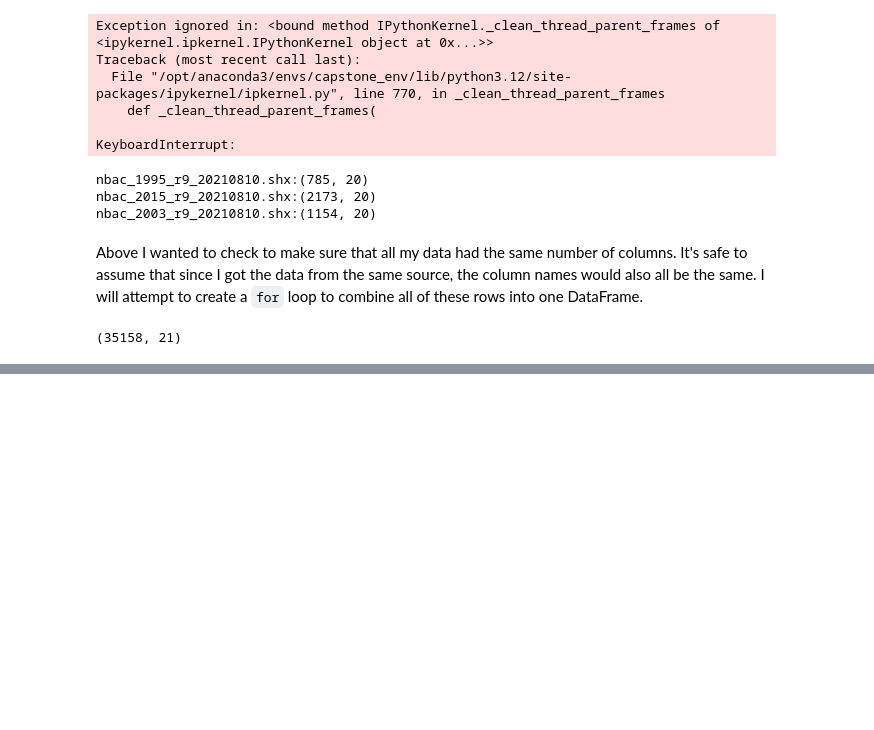
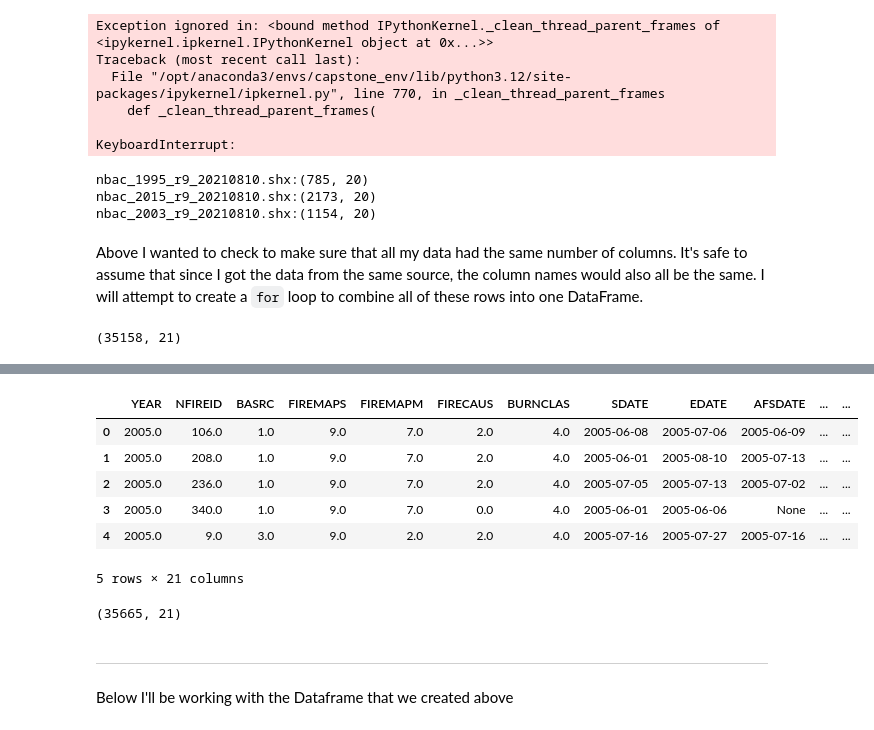
Before and after one commit to Triples92/Forest_fire_prediction_Model, a Jupyter notebook: converter.ipynb, the cells around one changed output, grey strips where cells are left out. Drawn from its saved outputs; the diff is of its cells as text; code cells hidden in the pictures; blank space fills up the shorter version.

```diff
--- a/converter.ipynb
+++ b/converter.ipynb
@@ -98,13 +97,12 @@ nbac_2003_r9_20210810.shx:(1154, 20)
 # %% [markdown]
 Above I wanted to check to make sure that all my data had the same number of columns. It's safe to assume that since I got the data from the same source, the column names would also all be the same. I will attempt to create a `for` loop to combine all of these rows into one DataFrame.
 # %%
-weather_list=[]
-weather_df=pd.DataFrame()
+fire_df=pd.DataFrame()
 # %%
 for files in os.listdir('Data'):
     if files.endswith(extn):
         table=gpd.read_file(f'Data/{files}').to_crs(epsg=3979)
-        weather_df=pd.concat([weather_df,table])
+        fire_df=pd.concat([fire_df,table])
     else:
         continue
 # %%
@@ -113,0 +132,10 @@ weather_df.shape
+# %%
+fire_df.head()
+# %% [output]
+|  | YEAR | NFIREID | BASRC | FIREMAPS | FIREMAPM | FIRECAUS | BURNCLAS | SDATE | EDATE | AFSDATE | ... | ... |
+| 0 | 2005.0 | 106.0 | 1.0 | 9.0 | 7.0 | 2.0 | 4.0 | 2005-06-08 | 2005-07-06 | 2005-06-09 | ... | ... |
+| 1 | 2005.0 | 208.0 | 1.0 | 9.0 | 7.0 | 2.0 | 4.0 | 2005-06-01 | 2005-08-10 | 2005-07-13 | ... | ... |
+| 2 | 2005.0 | 236.0 | 1.0 | 9.0 | 7.0 | 2.0 | 4.0 | 2005-07-05 | 2005-07-13 | 2005-07-02 | ... | ... |
+| 3 | 2005.0 | 340.0 | 1.0 | 9.0 | 7.0 | 0.0 | 4.0 | 2005-06-01 | 2005-06-06 | None | ... | ... |
+| 4 | 2005.0 | 9.0 | 3.0 | 9.0 | 2.0 | 2.0 | 4.0 | 2005-07-16 | 2005-07-27 | 2005-07-16 | ... | ... |
+5 rows × 21 columns
@@ -113,0 +146,4 @@ weather_df.shape
+# %%
+fire_df.shape
+# %% [output]
+(35665, 21)
@@ -113,0 +152,3 @@ weather_df.shape
+# %% [markdown]
+----
+Below I'll be working with the Dataframe that we created above
```
Also changed, not shown: parts of 19 cells of this notebook, 2 other files.
